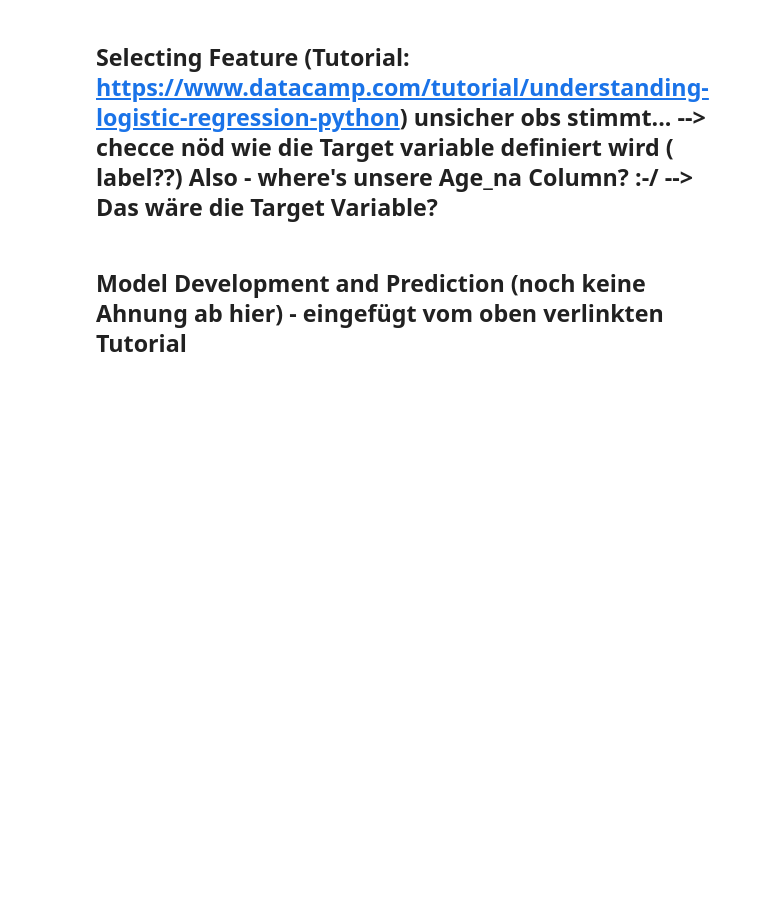
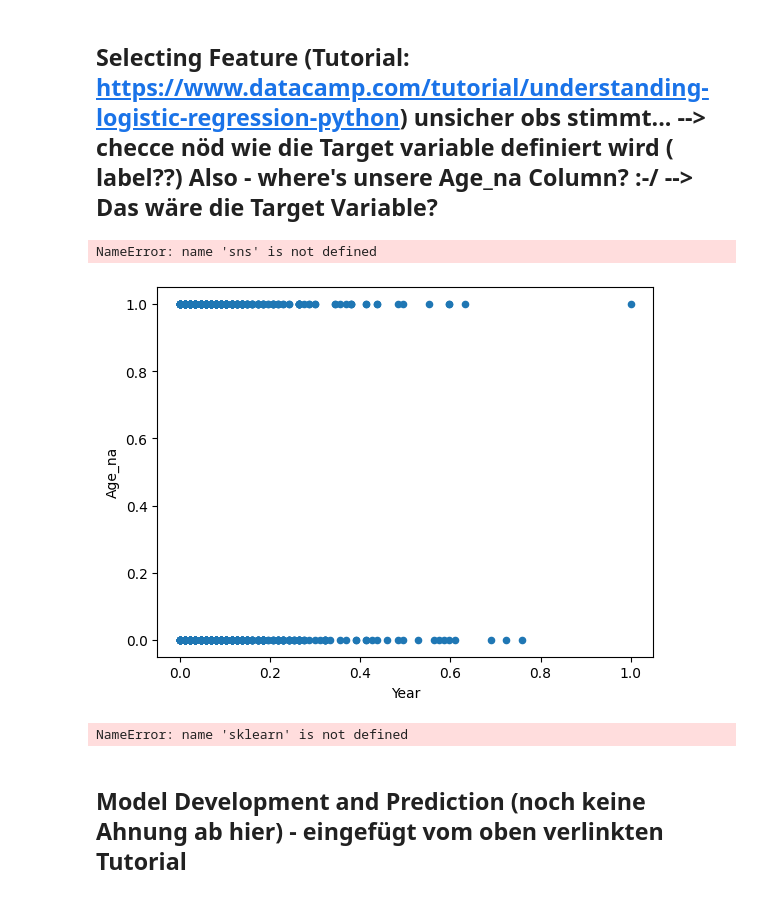
Before and after one commit to silviarutz/streaming, a Jupyter notebook: 6_Logistic_Regression.ipynb, the cells around one changed output. Drawn from its saved outputs; the diff is of its cells as text; code cells hidden in the pictures; blank space fills up the shorter version.

Commit message:
Logistic Regression angepasst gemäss Sabrinas Projekt

```diff
--- a/6_Logistic_Regression.ipynb
+++ b/6_Logistic_Regression.ipynb
@@ -16,0 +7,23 @@ from plotly.subplots import make_subplots
+# %%
+import pandas as pd
+import numpy as np
+import seaborn as sns
+sns.set_style('white')
+sns.set_context('notebook')
+import scipy.stats
+import scipy.special
+import sklearn.linear_model
+from sklearn import metrics
+from sklearn.linear_model import LogisticRegression
+from sklearn import linear_model
+from sklearn.model_selection import cross_val_score
+from sklearn.model_selection import RepeatedKFold
+from pygam import LinearGAM, s, f
+from sklearn.model_selection import train_test_split
+from sklearn.model_selection import GridSearchCV
+
+from sklearn.pipeline import Pipeline
+import feature_engine.imputation as imp
+from feature_engine.encoding import OneHotEncoder
+
+import matplotlib.pyplot as plt
@@ -57,9 +72,25 @@ X_train.head()
 ## Selecting Feature (Tutorial: https://www.datacamp.com/tutorial/understanding-logistic-regression-python) unsicher obs stimmt... --> checce nöd wie die Target variable definiert wird ( label??) Also - where's unsere Age_na Column? :-/ --> Das wäre die Target Variable?
 # %%
 #split dataset in features and target variable
-feature_cols = ['Year', 'IMDb', 'Rotten_Tomatoes', 'Netflix','Hulu','Prime Video','Disney+']
-X = X_train[feature_cols] # Features
-y = X_train.label # Target variable
+#feature_cols = ['Year', 'IMDb', 'Rotten_Tomatoes', 'Netflix','Hulu','Prime Video','Disney+']
+#X = X_train[feature_cols] # Features
+#y = y_train # Target variable
+
+tabelle = X_train[['Year', 'IMDb', 'Rotten_Tomatoes', 'Netflix','Hulu','Prime Video','Disney+']]
+tabelle = tabelle.join(y_train)
+tabelle.head()
+tabelle.plot.scatter('Year', 'Age_na')
+sns.despine()
+# %% [output]
+NameError: name 'sns' is not defined
+[figure, added]
+# %%
+#ke ahnig wasmer hie mache
+logreg = sklearn.linear_model.LogisticRegression(C=1e12, random_state=0)
+logreg.fit(tabelle['Year', 'IMDb', 'Rotten_Tomatoes', 'Netflix','Hulu','Prime Video','Disney+'].values.reshape(-1,1), tabelle['Age_na'])
+print(logreg.intercept_, logreg.coef_)
+# %% [output]
+NameError: name 'sklearn' is not defined
 # %% [markdown]
 ## Model Development and Prediction (noch keine Ahnung ab hier) - eingefügt vom oben verlinkten Tutorial
 # %%
```
Also changed, not shown: parts of 3 cells of this notebook, 1 other file.
